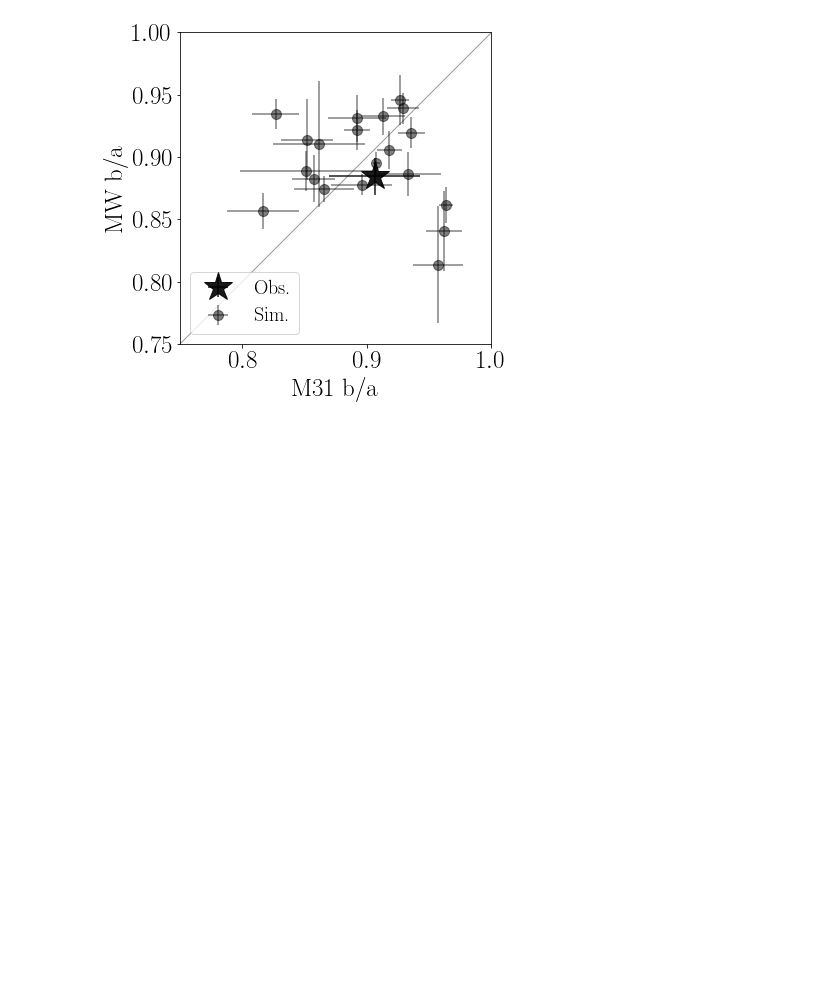
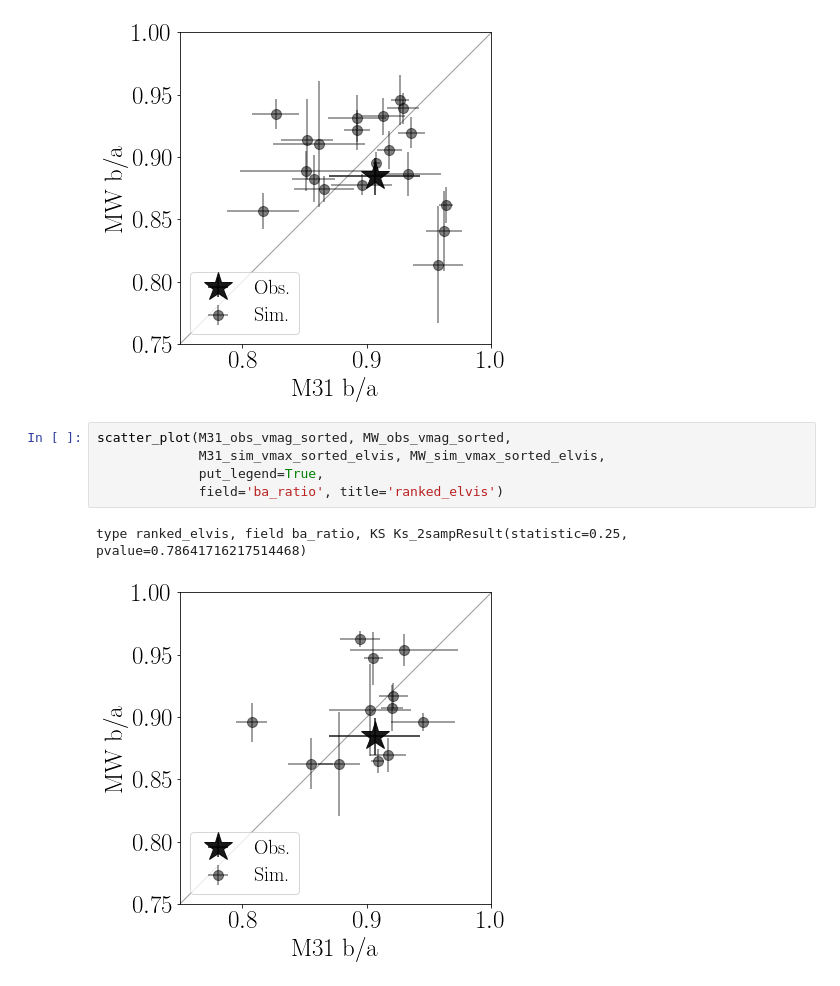
Before and after one commit to astroandes/SatelliteShapeLG, a Jupyter notebook: code/plot.ipynb, the cells around one changed output. Drawn from its saved outputs; the diff is of its cells as text; blank space fills up the shorter version.

```diff
--- a/code/plot.ipynb
+++ b/code/plot.ipynb
@@ -401,4 +431,12 @@ scatter_plot(M31_obs_vmag_sorted, MW_obs_vmag_sorted,
 # %% [output]
 type ranked, field ba_ratio, KS Ks_2sampResult(statistic=0.15000000000000002, pvalue=0.96548474089861591)
 [figure]
+# %%
+scatter_plot(M31_obs_vmag_sorted, MW_obs_vmag_sorted,
+             M31_sim_vmax_sorted_elvis, MW_sim_vmax_sorted_elvis,
+             put_legend=True,
+             field='ba_ratio', title='ranked_elvis')
+# %% [output]
+type ranked_elvis, field ba_ratio, KS Ks_2sampResult(statistic=0.25, pvalue=0.78641716217514468)
+[figure, added]
 # %%
```
Also changed, not shown: parts of 14 cells of this notebook.
